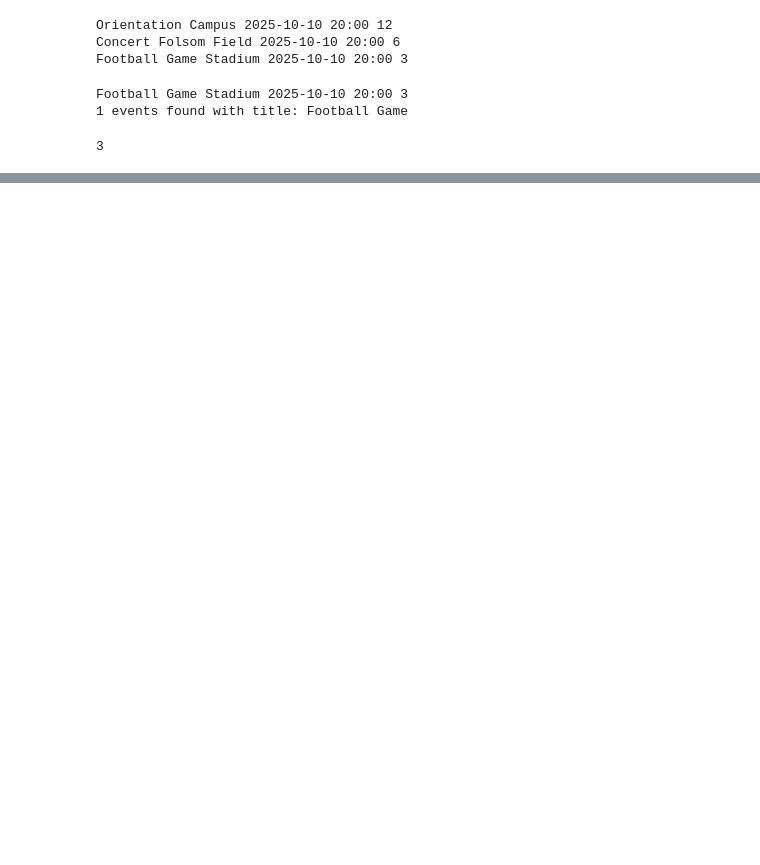
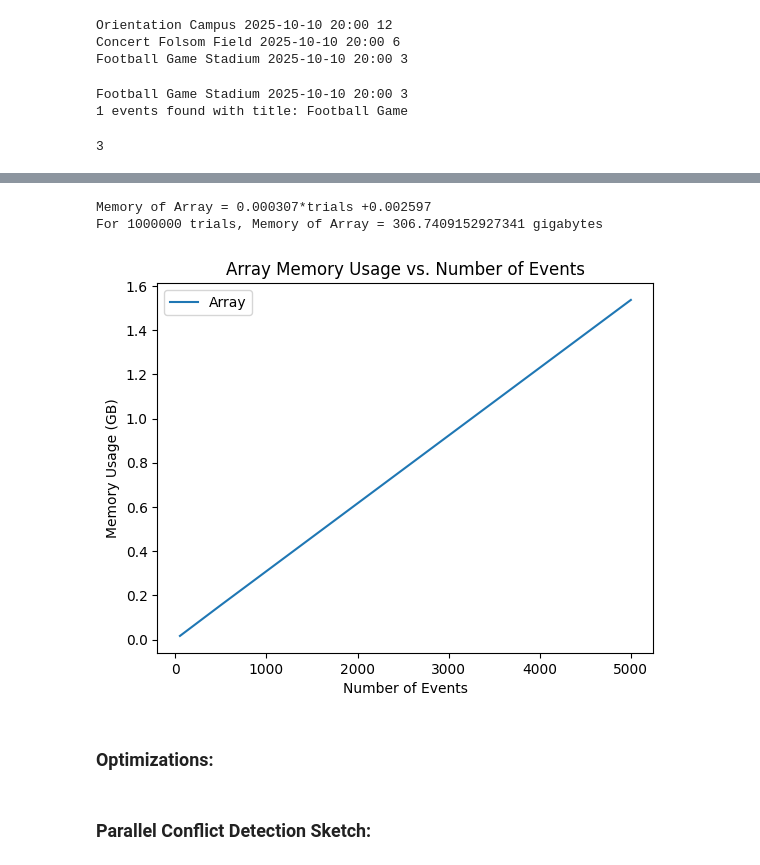
Before and after one commit to aazodpe/Campus-Event-Scheduler, a Jupyter notebook: Final_Report.ipynb, the cells around one changed output, grey strips where cells are left out. Saved outputs shown, nothing was run; the diff lists cells and outputs as text; code cells hidden in the pictures; blank space fills up the shorter version.

```diff
--- a/Final_Report.ipynb
+++ b/Final_Report.ipynb
@@ -152,0 +267,4 @@ Events sorted by date
+# %%
+events = E.generate_events(10000)
+
+SC.find_conflicts(events.data)
@@ -182,0 +350,30 @@ Events sorted by date
+# %%
+#Measure Memory Usage for Array Algorithm:
+
+import numpy as np
+
+memory_usage_a=[]
+for n in trials:
+  events = E.generate_events(n)
+  memory = asizeof.asizeof(events)
+  memory_usage_a.append(memory/1024**2)
+
+#plots Array and Linked List Memory
+plt.plot(trials,memory_usage_a, label='Array')
+plt.title('Array Memory Usage vs. Number of Events')
+plt.xlabel('Number of Events')
+plt.ylabel('Memory Usage (GB)')
+plt.legend()
+
+#finds line of best fit and plugs in 1,000,000 for number of trials to find array memory usage
+slope,intercept=np.polyfit(trials, memory_usage_a,1)
+print(f"Memory of Array = {slope:.6f}*trials +{intercept:.6f}")
+print('For 1000000 trials, Memory of Array =', slope*1000000 +intercept,'gigabytes')
+# %% [output]
+Memory of Array = 0.000307*trials +0.002597
+For 1000000 trials, Memory of Array = 306.7409152927341 gigabytes
+[figure, added]
+# %% [markdown]
+### Optimizations:
+# %% [markdown]
+### Parallel Conflict Detection Sketch:
```
Also changed, not shown: parts of 36 cells of this notebook, 6 other files.
